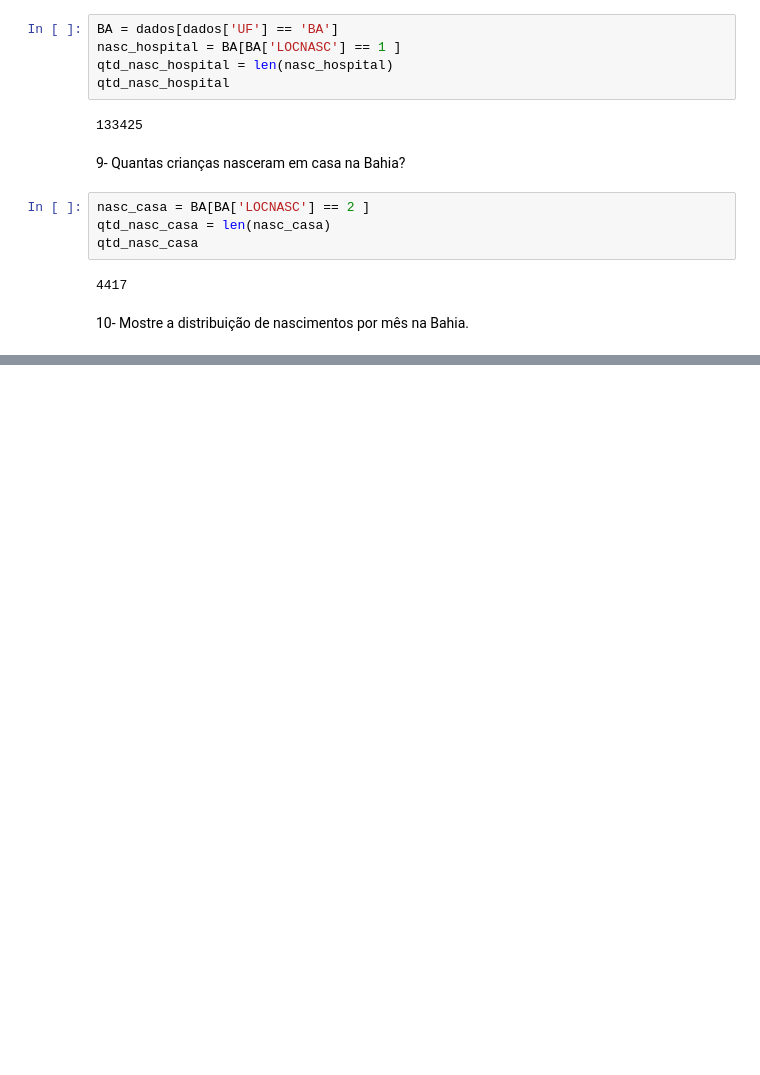
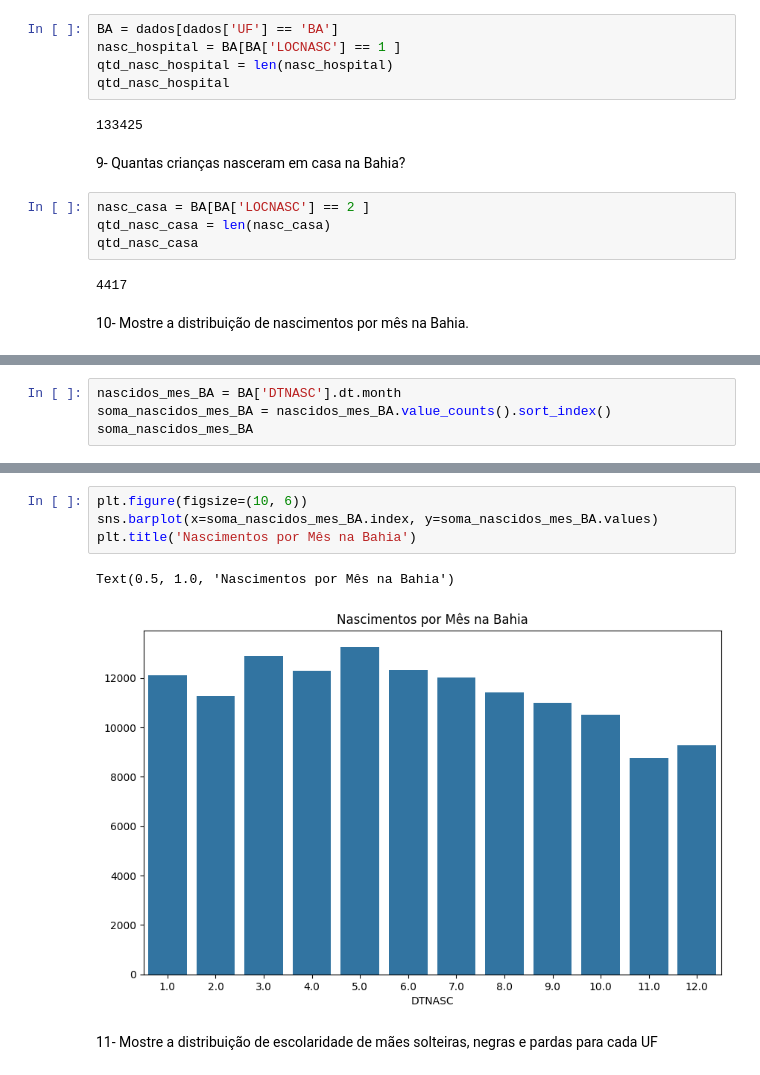
Before and after one commit to JuliaLizS/Processo_seletivo, a Jupyter notebook: IPQ.ipynb, the cells around one changed output, grey strips where cells are left out. Saved outputs shown, nothing was run; the diff lists cells and outputs as text; blank space fills up the shorter version.

```diff
--- a/IPQ.ipynb
+++ b/IPQ.ipynb
@@ -357,0 +354,4 @@ mes_nasc_BA = mes.value_counts().sort
+# %%
+nascidos_mes_BA = BA['DTNASC'].dt.month
+soma_nascidos_mes_BA = nascidos_mes_BA.value_counts().sort_index()
+soma_nascidos_mes_BA
@@ -357,0 +373,9 @@ mes_nasc_BA = mes.value_counts().sort
+# %%
+plt.figure(figsize=(10, 6))
+sns.barplot(x=soma_nascidos_mes_BA.index, y=soma_nascidos_mes_BA.values)
+plt.title('Nascimentos por Mês na Bahia')
+# %% [output]
+Text(0.5, 1.0, 'Nascimentos por Mês na Bahia')
+[figure, added]
+# %% [markdown]
+11- Mostre a distribuição de escolaridade de mães solteiras, negras e pardas para cada UF
```
Also changed, not shown: parts of 21 cells of this notebook.
